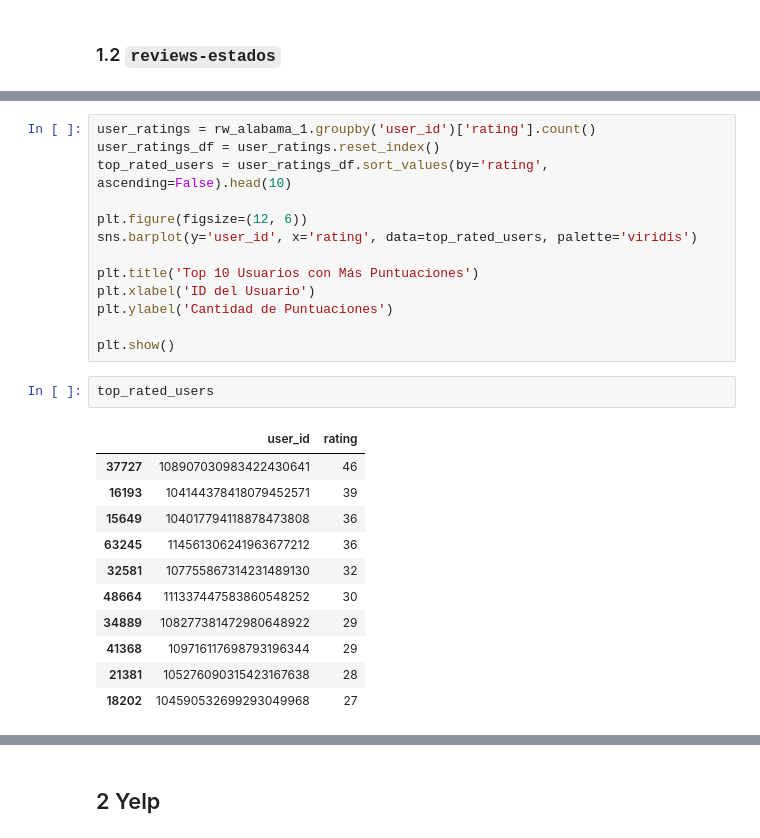
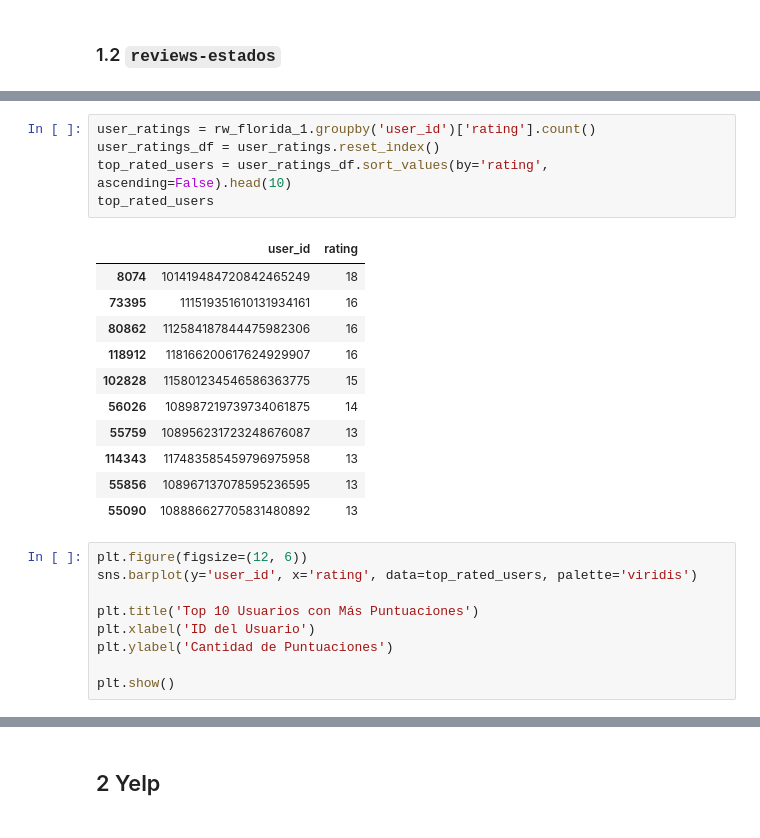
Before and after one commit to Insights-Labs-Consultant-Agency/yelp-google-maps-reviews-and-recommendations, a Jupyter notebook: notebooks/1.1-fp-preliminary-eda.ipynb, the cells around one changed output, grey strips where cells are left out. Drawn from its saved outputs; the diff is of its cells as text.

```diff
--- a/notebooks/1.1-fp-preliminary-eda.ipynb
+++ b/notebooks/1.1-fp-preliminary-eda.ipynb
@@ -349,8 +368,21 @@ rw_alabama_1.user_id.nunique()
+# %%
+user_ratings = rw_florida_1.groupby('user_id')['rating'].count()
+user_ratings_df = user_ratings.reset_index()
+top_rated_users = user_ratings_df.sort_values(by='rating', ascending=False).head(10)
+top_rated_users
+# %% [output]
+|  | user_id | rating |
+| 8074 | 101419484720842465249 | 18 |
+| 73395 | 111519351610131934161 | 16 |
+| 80862 | 112584187844475982306 | 16 |
+| 118912 | 118166200617624929907 | 16 |
+| 102828 | 115801234546586363775 | 15 |
+| 56026 | 108987219739734061875 | 14 |
+| 55759 | 108956231723248676087 | 13 |
+| 114343 | 117483585459796975958 | 13 |
+| 55856 | 108967137078595236595 | 13 |
+| 55090 | 108886627705831480892 | 13 |
 # %%
-user_ratings = rw_alabama_1.groupby('user_id')['rating'].count()
-user_ratings_df = user_ratings.reset_index()
-top_rated_users = user_ratings_df.sort_values(by='rating', ascending=False).head(10)
-
 plt.figure(figsize=(12, 6))
 sns.barplot(y='user_id', x='rating', data=top_rated_users, palette='viridis')
 
@@ -359,18 +391,4 @@ plt.xlabel('ID del Usuario')
 plt.ylabel('Cantidad de Puntuaciones')
 
 plt.show()
-# %%
-top_rated_users
-# %% [output]
-|  | user_id | rating |
-| 37727 | 108907030983422430641 | 46 |
-| 16193 | 104144378418079452571 | 39 |
-| 15649 | 104017794118878473808 | 36 |
-| 63245 | 114561306241963677212 | 36 |
-| 32581 | 107755867314231489130 | 32 |
-| 48664 | 111337447583860548252 | 30 |
-| 34889 | 108277381472980648922 | 29 |
-| 41368 | 109716117698793196344 | 29 |
-| 21381 | 105276090315423167638 | 28 |
-| 18202 | 104590532699293049968 | 27 |
 # %%
```
Also changed, not shown: parts of 27 cells of this notebook.
